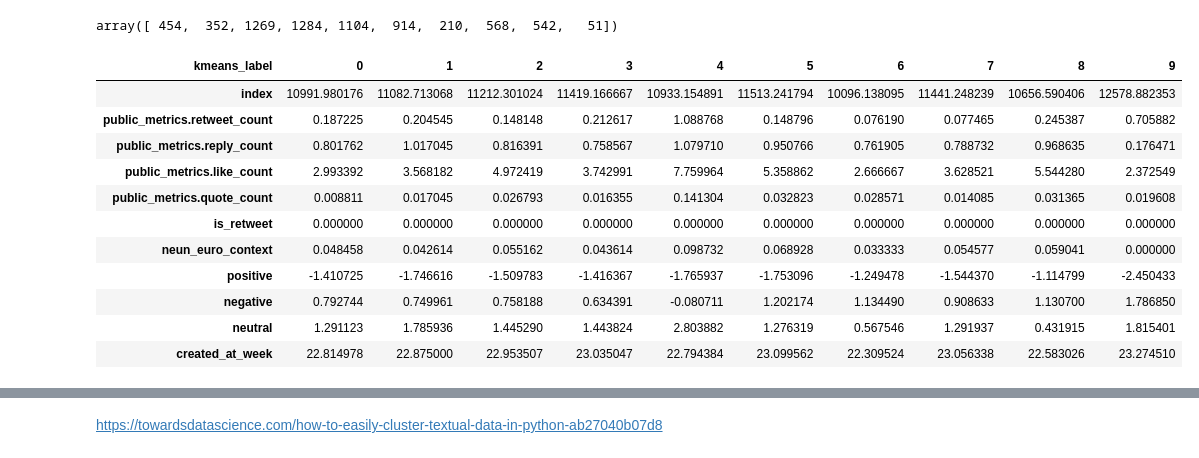
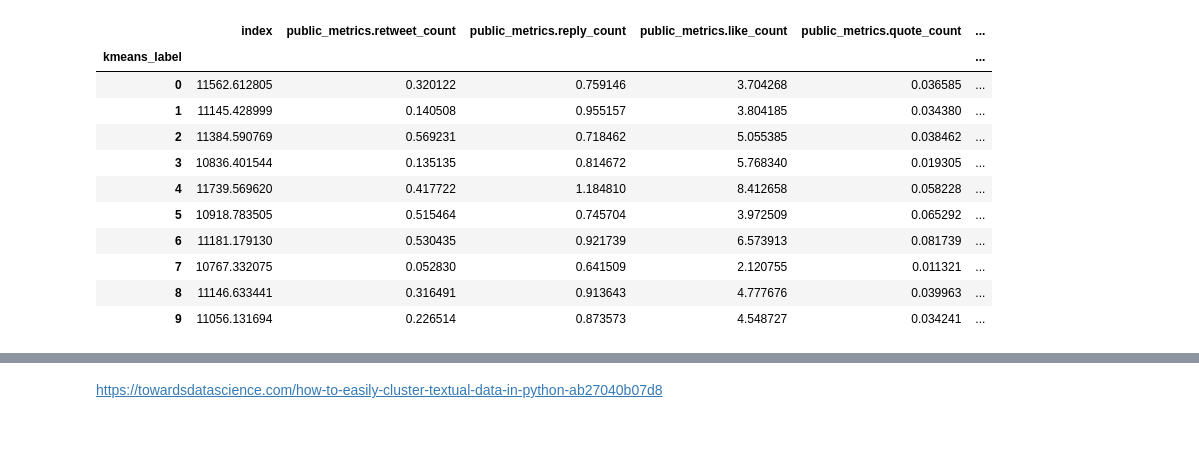
Before and after one commit to ohneBohne/Data_Challenges, a Jupyter notebook: Clustering.ipynb, the cells around one changed output, grey strips where cells are left out. Drawn from its saved outputs; the diff is of its cells as text; code cells hidden in the pictures.

```diff
--- a/Clustering.ipynb
+++ b/Clustering.ipynb
@@ -54,13 +76,13 @@ len(df['text'].unique())
 # %%
-df['text'] = df['text'].str.replace('\n',' ')
+# df['text'] = df['text'].str.replace('\n',' ')
 corpus = df['text']
 vectorizer = TfidfVectorizer(stop_words=stop_words_german,
                             strip_accents='unicode',
-#                             max_df=0.8,
-#                             min_df=100
+                            max_df=0.8,
+                            min_df=100
                             )
 X = vectorizer.fit_transform(corpus)
 vectorizer.get_feature_names()
 
 
-X = X.toarray()
+# X = np.hstack((df[['positive', 'negative', 'neutral']].to_numpy(),X))
@@ -66,0 +111,8 @@ X = X.toarray()
+# %%
+tmp = df[['positive',
+           'negative',
+           'neutral'
+         ]].to_numpy()
+tmp2 = X.toarray()
+# %%
+X = np.hstack((tmp,tmp2))
@@ -115,5 +199,6 @@ X = X.toarray()
 # %%
-kmeans = KMeans(n_clusters=10, random_state=0).fit(X)
+n=10
+kmeans = KMeans(n_clusters=n, random_state=0).fit(X)
 kmeans.labels_
 
 cluster_centers = kmeans.cluster_centers_
@@ -125,22 +242,21 @@ array([-1.08420217e-19,  0.00000000e+00, -1.35525272e-20, ...,
-# %%
-np.bincount(kmeans.labels_)
-# %% [output]
-array([ 454,  352, 1269, 1284, 1104,  914,  210,  568,  542,   51])
 # %%
 df['kmeans_label'] = kmeans.labels_
 # %%
 df['neun_euro_context'] = df['neun_euro_context']
-df.groupby('kmeans_label').mean().T
+df_auswertung = df.groupby('kmeans_label').mean()
+df_auswertung['cluster_size'] =  np.bincount(kmeans.labels_)
+df_auswertung['cluster_label'] =  range(n)
+df_auswertung
 # %% [output]
-| kmeans_label | 0 | 1 | 2 | 3 | 4 | 5 | 6 | 7 | 8 | 9 |
-| index | 10991.980176 | 11082.713068 | 11212.301024 | 11419.166667 | 10933.154891 | 11513.241794 | 10096.138095 | 11441.248239 | 10656.590406 | 12578.882353 |
-| public_metrics.retweet_count | 0.187225 | 0.204545 | 0.148148 | 0.212617 | 1.088768 | 0.148796 | 0.076190 | 0.077465 | 0.245387 | 0.705882 |
-| public_metrics.reply_count | 0.801762 | 1.017045 | 0.816391 | 0.758567 | 1.079710 | 0.950766 | 0.761905 | 0.788732 | 0.968635 | 0.176471 |
-| public_metrics.like_count | 2.993392 | 3.568182 | 4.972419 | 3.742991 | 7.759964 | 5.358862 | 2.666667 | 3.628521 | 5.544280 | 2.372549 |
-| public_metrics.quote_count | 0.008811 | 0.017045 | 0.026793 | 0.016355 | 0.141304 | 0.032823 | 0.028571 | 0.014085 | 0.031365 | 0.019608 |
-| is_retweet | 0.000000 | 0.000000 | 0.000000 | 0.000000 | 0.000000 | 0.000000 | 0.000000 | 0.000000 | 0.000000 | 0.000000 |
-| neun_euro_context | 0.048458 | 0.042614 | 0.055162 | 0.043614 | 0.098732 | 0.068928 | 0.033333 | 0.054577 | 0.059041 | 0.000000 |
-| positive | -1.410725 | -1.746616 | -1.509783 | -1.416367 | -1.765937 | -1.753096 | -1.249478 | -1.544370 | -1.114799 | -2.450433 |
-| negative | 0.792744 | 0.749961 | 0.758188 | 0.634391 | -0.080711 | 1.202174 | 1.134490 | 0.908633 | 1.130700 | 1.786850 |
-| neutral | 1.291123 | 1.785936 | 1.445290 | 1.443824 | 2.803882 | 1.276319 | 0.567546 | 1.291937 | 0.431915 | 1.815401 |
-| created_at_week | 22.814978 | 22.875000 | 22.953507 | 23.035047 | 22.794384 | 23.099562 | 22.309524 | 23.056338 | 22.583026 | 23.274510 |
+|  | index | public_metrics.retweet_count | public_metrics.reply_count | public_metrics.like_count | public_metrics.quote_count | ... |
+| kmeans_label |  |  |  |  |  | ... |
+| 0 | 11562.612805 | 0.320122 | 0.759146 | 3.704268 | 0.036585 | ... |
+| 1 | 11145.428999 | 0.140508 | 0.955157 | 3.804185 | 0.034380 | ... |
+| 2 | 11384.590769 | 0.569231 | 0.718462 | 5.055385 | 0.038462 | ... |
+| 3 | 10836.401544 | 0.135135 | 0.814672 | 5.768340 | 0.019305 | ... |
+| 4 | 11739.569620 | 0.417722 | 1.184810 | 8.412658 | 0.058228 | ... |
+| 5 | 10918.783505 | 0.515464 | 0.745704 | 3.972509 | 0.065292 | ... |
+| 6 | 11181.179130 | 0.530435 | 0.921739 | 6.573913 | 0.081739 | ... |
+| 7 | 10767.332075 | 0.052830 | 0.641509 | 2.120755 | 0.011321 | ... |
+| 8 | 11146.633441 | 0.316491 | 0.913643 | 4.777676 | 0.039963 | ... |
+| 9 | 11056.131694 | 0.226514 | 0.873573 | 4.548727 | 0.034241 | ... |
```
Also changed, not shown: parts of 34 cells of this notebook, 5 other files.
